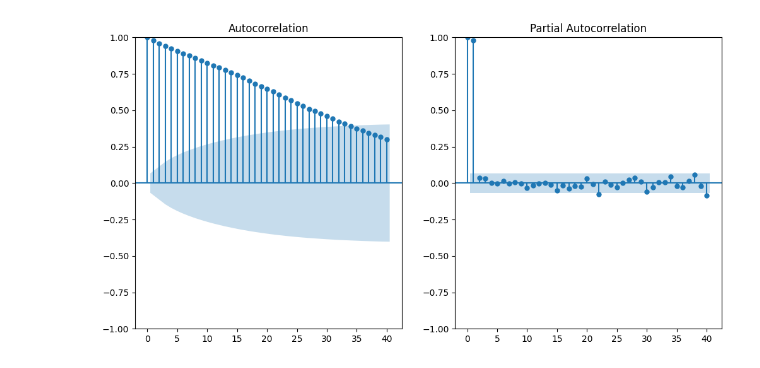
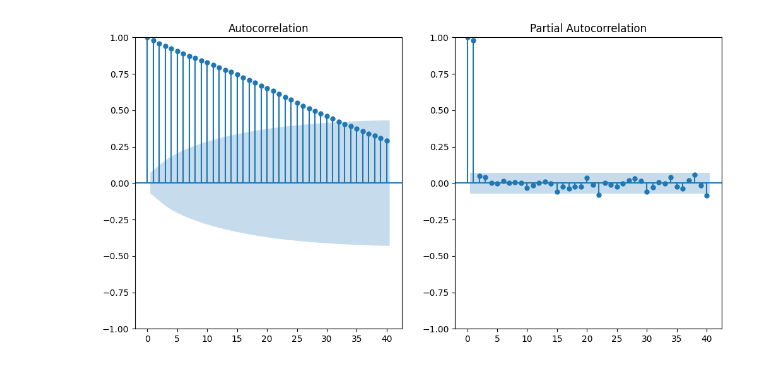
Before and after one commit to marketintelhadp/Agricultural-Price-Intelligence, a Jupyter notebook: notebooks/model_experiments.ipynb, the cells around one changed output. Saved outputs shown, nothing was run; the diff lists cells and outputs as text; code cells hidden in the pictures.

```diff
--- a/notebooks/model_experiments.ipynb
+++ b/notebooks/model_experiments.ipynb
@@ -50,5 +49,3 @@ data['ds'] = pd.to_datetime(data['ds'])
 available_data = data[data['Mask'] == 1].copy()
 # %%
 available_data.reset_index(inplace=True)
-# %%
-available_data.drop('index',axis=1, inplace=True)
@@ -71,6 +51,0 @@ available_data
-# %%
-available_data['year'] = available_data['ds'].dt.year
-available_data['month'] = available_data['ds'].dt.month
-available_data['day'] = available_data['ds'].dt.day
-# %%
-available_data['week_of_month'] = available_data['ds'].apply(lambda x: (x.day - 1) // 7 + 1)
@@ -93,4 +52,4 @@ available_data
 # %%
 # Split data for training and testing
-train_data = available_data[available_data['ds'] < '2023-01-01']
-test_data = available_data[available_data['ds'] >= '2023-01-01']
+train_data = available_data[available_data['ds'] < '2024-09-15']
+test_data = available_data[available_data['ds'] >= '2024-09-15']
@@ -113,18 +69,18 @@ from statsmodels.graphics.tsaplots import plot_acf, plot_pacf
 # %%
 # Plot ACF and PACF for the given time series
 plt.figure(figsize=(12, 6))
 
 # ACF Plot
 plt.subplot(1, 2, 1)
-plot_acf(available_data['y'], lags=40, ax=plt.gca())
+plot_acf(train_data['y'], lags=40, ax=plt.gca())
 
 # PACF Plot
 plt.subplot(1, 2, 2)
-plot_pacf(available_data['y'], lags=40, ax=plt.gca())
+plot_pacf(train_data['y'], lags=40, ax=plt.gca())
 
 plt.show()
 # %% [output]
-[figure, old version]
+[figure, new version]
 # %%
 # Define the range of parameters for grid search
 p_values = range(0, 3)  # AR terms
```
Also changed, not shown: parts of 48 cells of this notebook, 3 other files.
